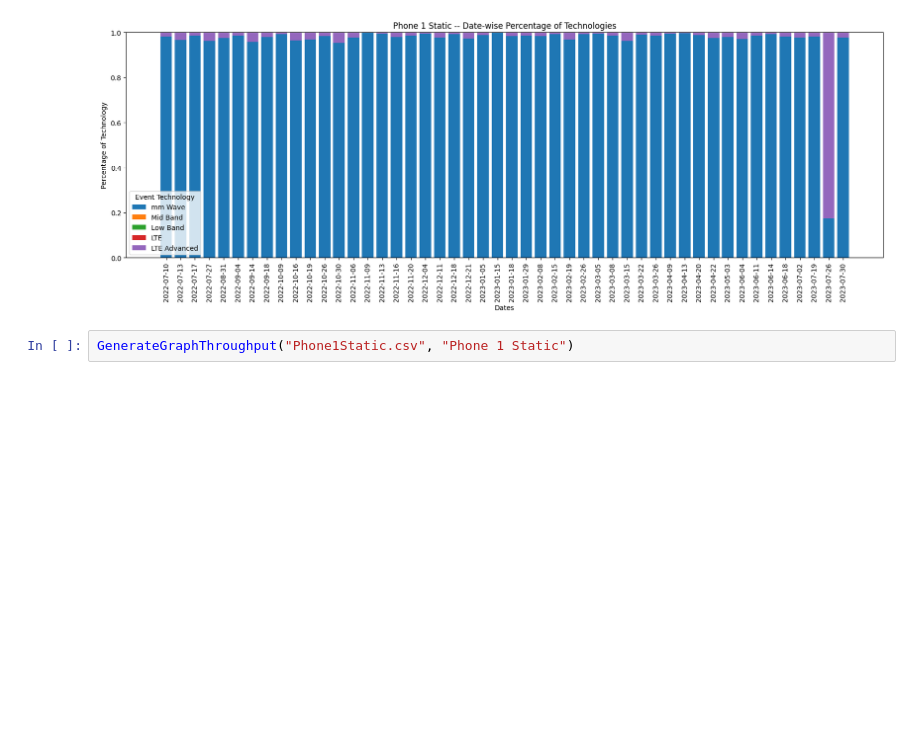
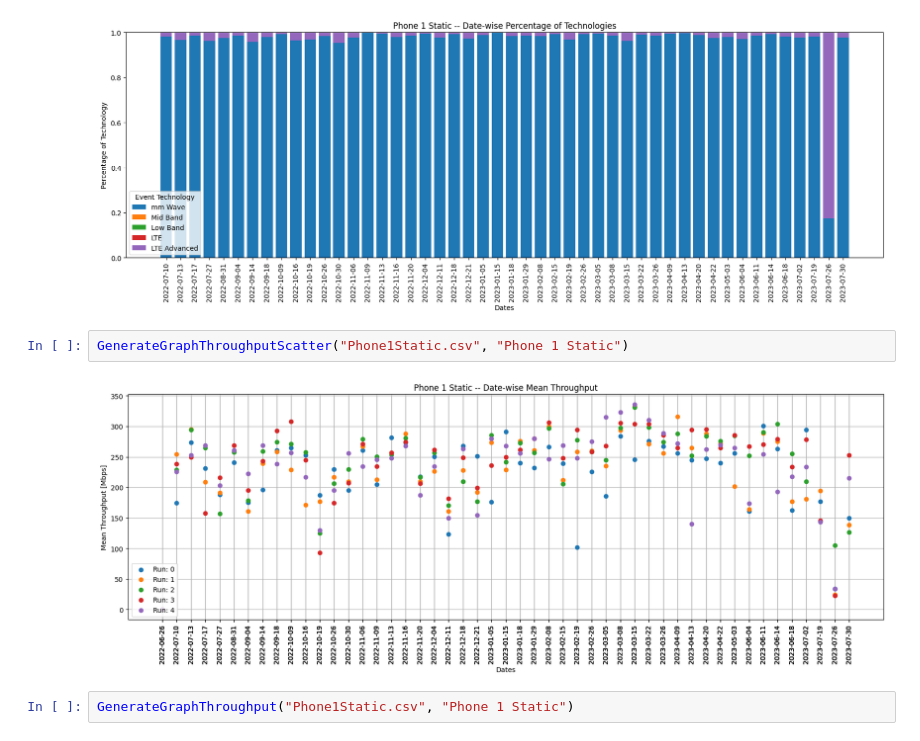
Before and after one commit to Bobeshwar/5gevolution, a Jupyter notebook: dataProcessing.ipynb, the cells around one changed output. Cells and saved outputs as stored; diff of their text form; blank space fills up the shorter version.

```diff
--- a/dataProcessing.ipynb
+++ b/dataProcessing.ipynb
@@ -188,6 +224,10 @@ GenerateGraph("Phone1PingMobility.csv", "Phone 1 Ping Mobility")
 GenerateGraph("Phone1Static.csv", "Phone 1 Static")
 # %% [output]
 [figure]
+# %%
+GenerateGraphThroughputScatter("Phone1Static.csv", "Phone 1 Static")
+# %% [output]
+[figure, added]
 # %%
 GenerateGraphThroughput("Phone1Static.csv", "Phone 1 Static")
 # %% [output]
```
Also changed, not shown: parts of 3 cells of this notebook.
